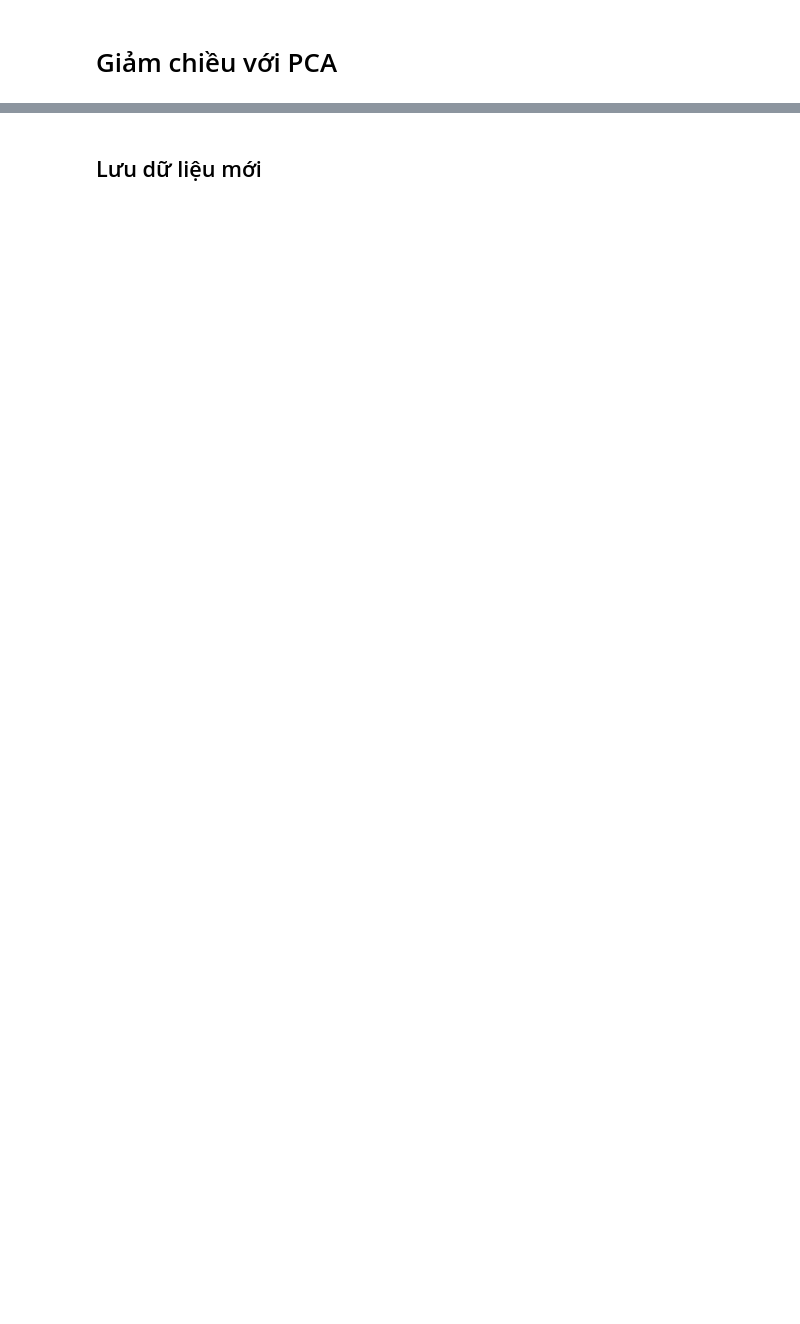
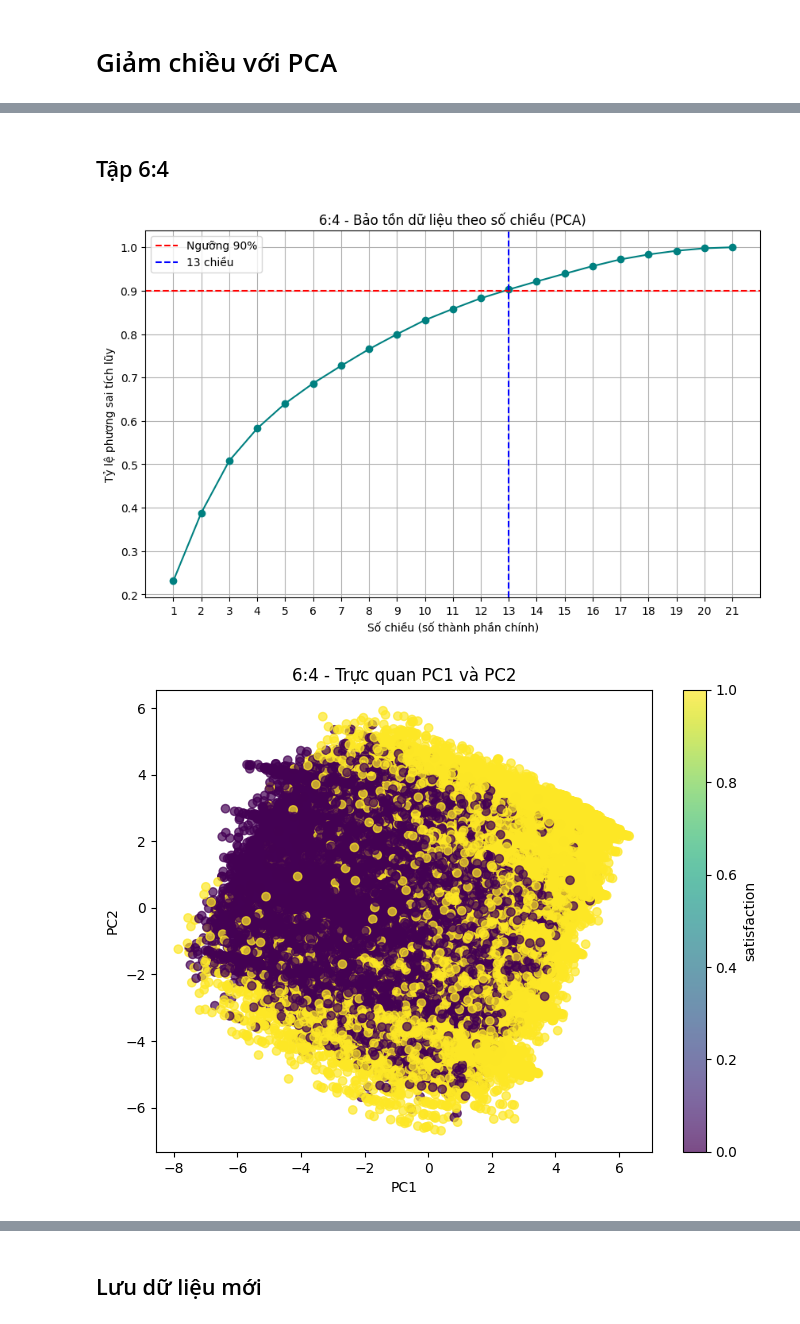
Before and after one commit to Phan-Hai/Airline_Passenger_Satisfaction_EDA, a Jupyter notebook: Notebooks/Dec.ipynb, the cells around one changed output, grey strips where cells are left out. Drawn from its saved outputs; the diff is of its cells as text; code cells hidden in the pictures; blank space fills up the shorter version.

```diff
--- a/Notebooks/Dec.ipynb
+++ b/Notebooks/Dec.ipynb
@@ -99,0 +104,13 @@ plt.show()
+# %% [markdown]
+## Tập 6:4
+# %%
+df = pd.read_csv(r'D:\9. ky2nam3\ML\Project_ML\data\original_data\train64.csv')
+
+df_cleaned = df.drop(columns=['Index', 'id'], errors='ignore')
+X_64 = df_cleaned.drop(columns=['satisfaction_satisfied'])
+y_64 = df_cleaned['satisfaction_satisfied']
+# %%
+train_pca_64 = run_pca_analysis(X_64, y_64, name = "6:4", n = 13)
+# %% [output]
+[figure, added]
+[figure, added]
```
Also changed, not shown: parts of 53 cells of this notebook, 21 other files.
